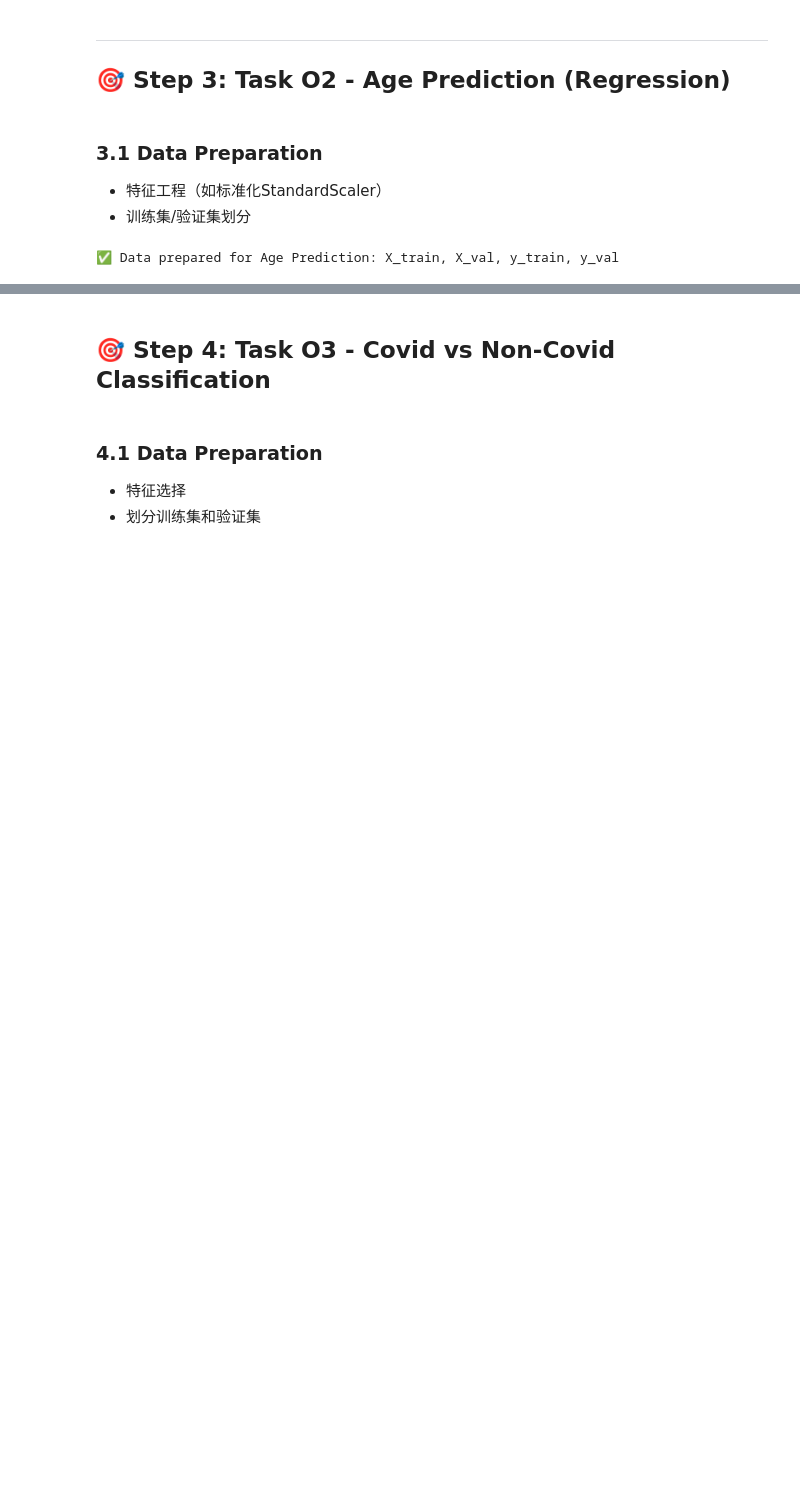
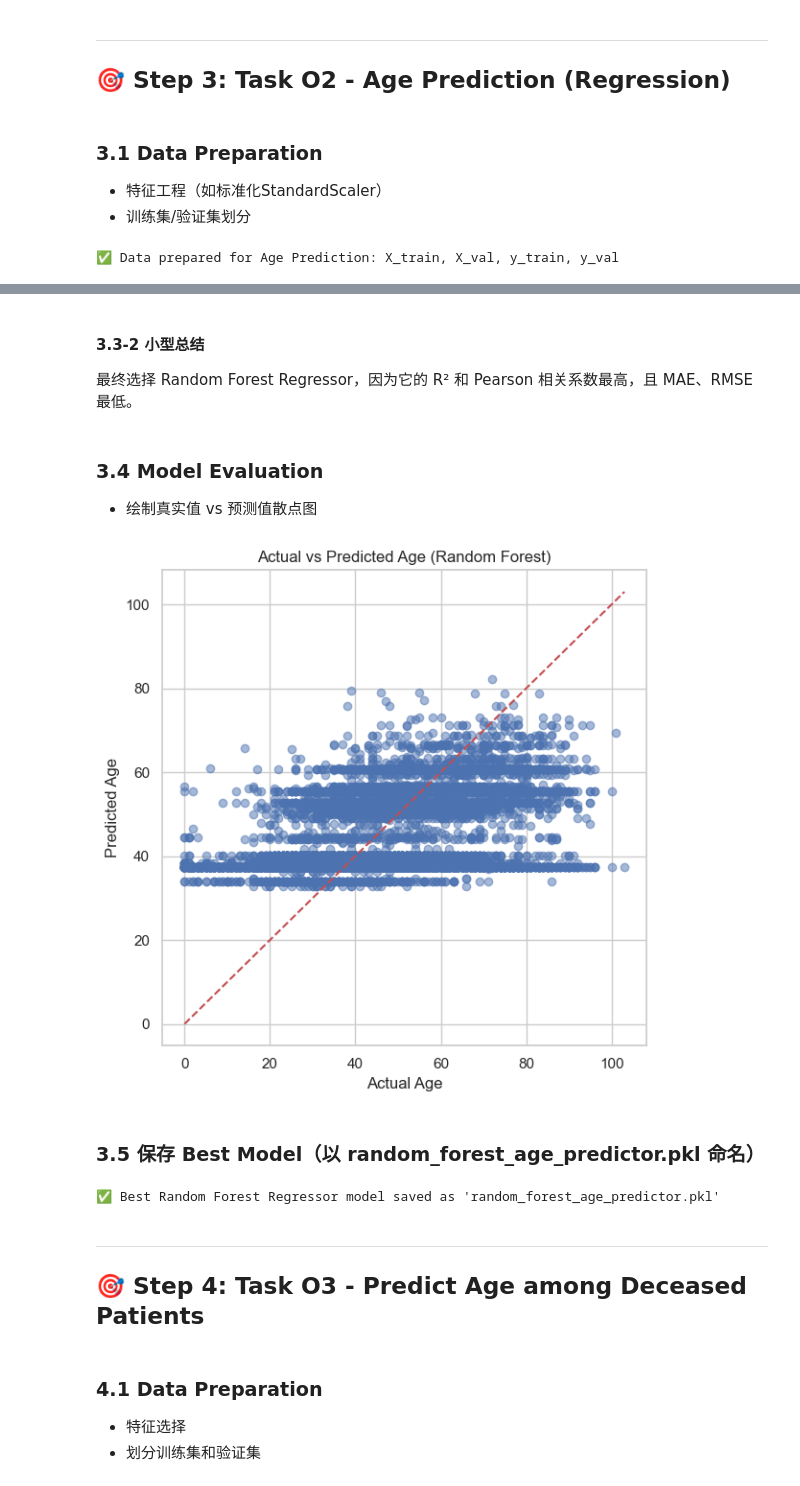
Before and after one commit to lixuanan2/EC-covid19-project, a Jupyter notebook: notebooks/final_version.ipynb, the cells around one changed output, grey strips where cells are left out. Drawn from its saved outputs; the diff is of its cells as text; code cells hidden in the pictures; blank space fills up the shorter version.

```diff
--- a/notebooks/final_version.ipynb
+++ b/notebooks/final_version.ipynb
@@ -801,0 +805,18 @@ print("✅ Data prepared for Age Prediction: X_train, X_val, y_train, y_val")
+# %%
+# 训练 Random Forest Regressor
+rfr = RandomForestRegressor(n_estimators=100, random_state=42)
+rfr.fit(X_train, y_train)
+print("✅ Random Forest Regressor trained.")
+
+# 训练 Ridge Regression
+ridge_model = Ridge(alpha=1.0, random_state=42)
+ridge_model.fit(X_train, y_train)
+print("✅ Ridge Regression model trained.")
+
+# 训练 Linear Regression
+linreg = LinearRegression()
+linreg.fit(X_train, y_train)
+print("✅ Linear Regression model trained.")
+
+# SVR -- 训练时间长，此处直接略过或打印提示
+print("⚠️ SVR training skipped due to long runtime ( >7 minutes).")
@@ -810,6 +877,38 @@ print("✅ Data prepared for Age Prediction: X_train, X_val, y_train, y_val")
+# %% [markdown]
+#### 3.3-2 小型总结
+最终选择 Random Forest Regressor，因为它的 R² 和 Pearson 相关系数最高，且 MAE、RMSE 最低。
+# %% [markdown]
+
+### 3.4 Model Evaluation
+- 绘制真实值 vs 预测值散点图
+# %%
+# 仅绘制 Random Forest 的真实值 vs 预测值散点图
+plt.figure(figsize=(6, 6))
+plt.scatter(y_val, rfr.predict(X_val), alpha=0.5)
+plt.plot([y_val.min(), y_val.max()], [y_val.min(), y_val.max()], 'r--')  # 理想参考线
+plt.xlabel('Actual Age')
+plt.ylabel('Predicted Age')
+plt.title('Actual vs Predicted Age (Random Forest)')
+plt.grid(True)
+plt.tight_layout()
+plt.show()
+# %% [output]
+[figure, added]
+# %% [markdown]
+### 3.5 保存 Best Model（以 random_forest_age_predictor.pkl 命名）
+# %%
+with open('./models/random_forest_age_predictor.pkl', 'wb') as f:
+    pickle.dump(rfr, f)
+
+print("✅ Best Random Forest Regressor model saved as 'random_forest_age_predictor.pkl'")
+# %% [output]
+✅ Best Random Forest Regressor model saved as 'random_forest_age_predictor.pkl'
 # %% [markdown]
 
-## 🎯 Step 4: Task O3 - Covid vs Non-Covid Classification
+---
+
+
+## 🎯 Step 4: Task O3 - Predict Age among Deceased Patients
 # %% [markdown]
 
 ### 4.1 Data Preparation
```
Also changed, not shown: parts of 25 cells of this notebook, 8 other files.
